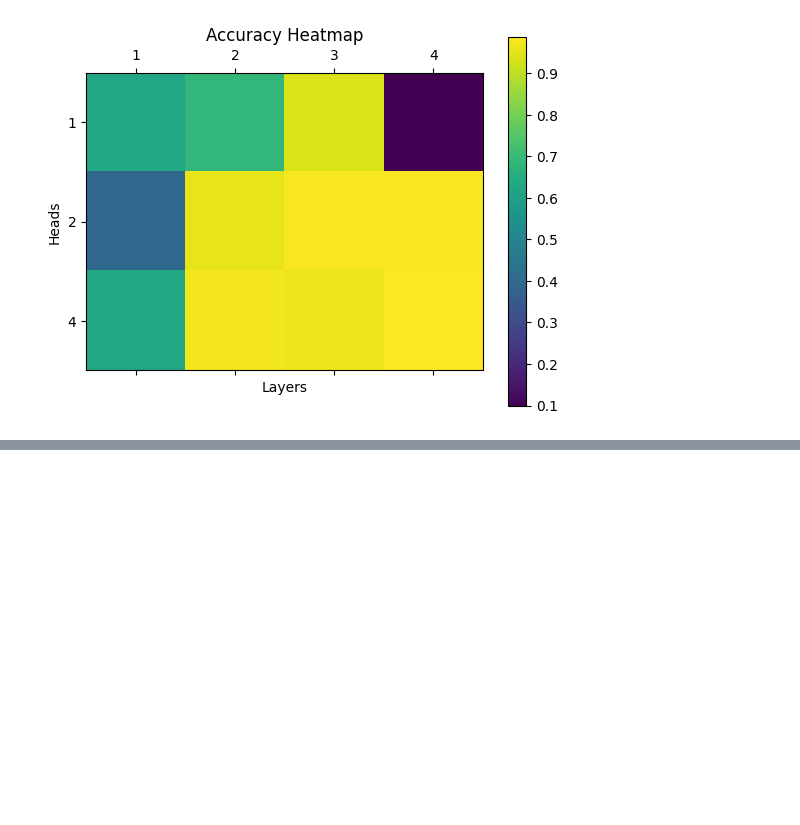
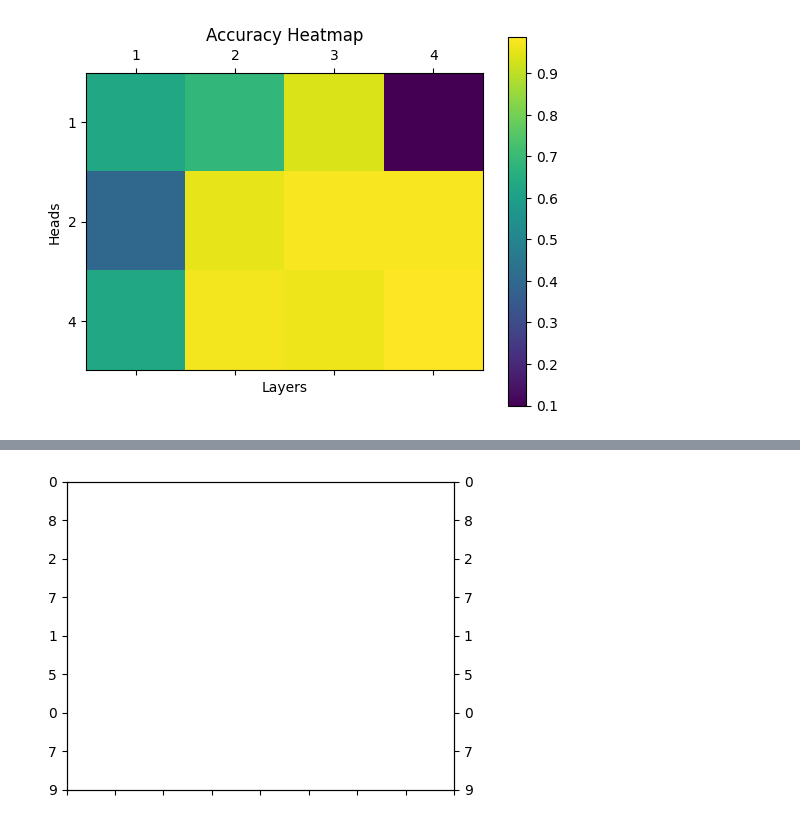
Before and after one commit to RafalLeja/MathGPT, a Jupyter notebook: src/Arithmetic/static_add.ipynb, the cells around one changed output, grey strips where cells are left out. Saved outputs shown, nothing was run; the diff lists cells and outputs as text; code cells hidden in the pictures; blank space fills up the shorter version.

Commit message:
started visualization

```diff
--- a/src/Arithmetic/static_add.ipynb
+++ b/src/Arithmetic/static_add.ipynb
@@ -102,7 +102,7 @@ tensor([2, 9, 3, 4, 8, 0, 0, 7, 7])
 # create a GPT instance
 from mingpt.model import GPT
 
-HEADS = 1
+HEADS = 4
 LAYERS = 4
 EMBEDDING_DIM = 128
 
@@ -346,0 +349,87 @@ plt.show()
+# %%
+import torch
+import numpy as np
+
+attentions = []
+device = torch.device("cpu")
+
+# Define a random input tensor
+input_tensor = test_dataset[0][0].unsqueeze(0).to(device)
+cut_tensor = input_tensor[:, :6]
+output_tensor = model.generate(cut_tensor, 4, do_sample=False)
+output_tensor = output_tensor[:, 1:]
+print(input_tensor)
+print(output_tensor)
+
+# Pass the input tensor through the embedding layers
+input_emb = model.transformer.wte(input_tensor) + model.transformer.wpe(torch.arange(input_tensor.size(1), device=device))
+
+words = [str(i.item()) for i in input_tensor[0]][::-1]
+words_y = [str(i.item()) for i in output_tensor[0]][::-1]
+# Pass through the transformer layers
+for layer in model.transformer.h:
+    # Layer normalization
+    normed_input = layer.ln_1(input_emb)
+    B, T, C = normed_input.size()
+
+    # Self-attention
+    attn_weights = layer.attn.c_attn(normed_input)
+    q, k, v = attn_weights.split(model_config.n_embd, dim=2)
+
+    k = k.view(B, T, HEADS, C // HEADS).transpose(1, 2) # (B, nh, T, hs)
+    q = q.view(B, T, HEADS, C // HEADS).transpose(1, 2) # (B, nh, T, hs)
+    v = v.view(B, T, HEADS, C // HEADS).transpose(1, 2) # (B, nh, T, hs)
+
+    attn_scores = (q @ k.transpose(-2, -1)) * (1.0 / np.sqrt(k.size(-1)))
+    attn_probs = torch.nn.functional.softmax(attn_scores, dim=-1)
+    print(attn_probs.size())
+
+    # print(attn_probs[0, 0, 0].item())
+    n = attn_probs.size(-1)
+
+    fig, ax = plt.subplots(figsize=(5, 4))
+    ax.set_xticks(range(n))
+    ax.set_yticks(range(n))
+    ax.set_xticklabels([])
+    ax.set_yticklabels(words)
+    ax2 = ax.twinx()
+    ax2.set_yticks(range(n))
+    ax2.set_yticklabels(words)
+    # Draw lines for attention weights
+    for i in range(n):
+        for j in range(n):
+            if attn_probs[0, i, j].item() > 0.5:  # Threshold for visibility
+                ax.plot([0, n-1], [i, j], 'b-', alpha=attn_probs[0, i, j].item())
+
+    ax.set_title("Transformer Attention Visualization")
+    plt.show()
+
+    attn_output = attn_probs @ v
+    attn_output = layer.attn.c_proj(attn_output)
+
+    # Residual connection and dropout
+    input_emb = input_emb + layer.attn.resid_dropout(attn_output)
+
+    # Layer normalization
+    normed_input = layer.ln_2(input_emb)
+
+    # Feed-forward network
+    ff_output = layer.mlp.c_fc(normed_input)
+    ff_output = layer.mlp.act(ff_output)
+    ff_output = layer.mlp.c_proj(ff_output)
+
+    # Residual connection and dropout
+    input_emb = input_emb + layer.mlp.dropout(ff_output)
+
+# Final layer normalization
+output_emb = model.transformer.ln_f(input_emb)
+
+# Linear layer to get logits
+logits = model.lm_head(output_emb)
+
+# Get the predicted token
+predicted_token = torch.argmax(logits, dim=-1)
+
+print("Input Tensor:", input_tensor)
+print("Predicted Token:", predicted_token)
+# %% [output]
@@ -346,0 +440 @@ plt.show()
+[figure, added]
```
Also changed, not shown: parts of 5 cells of this notebook.
